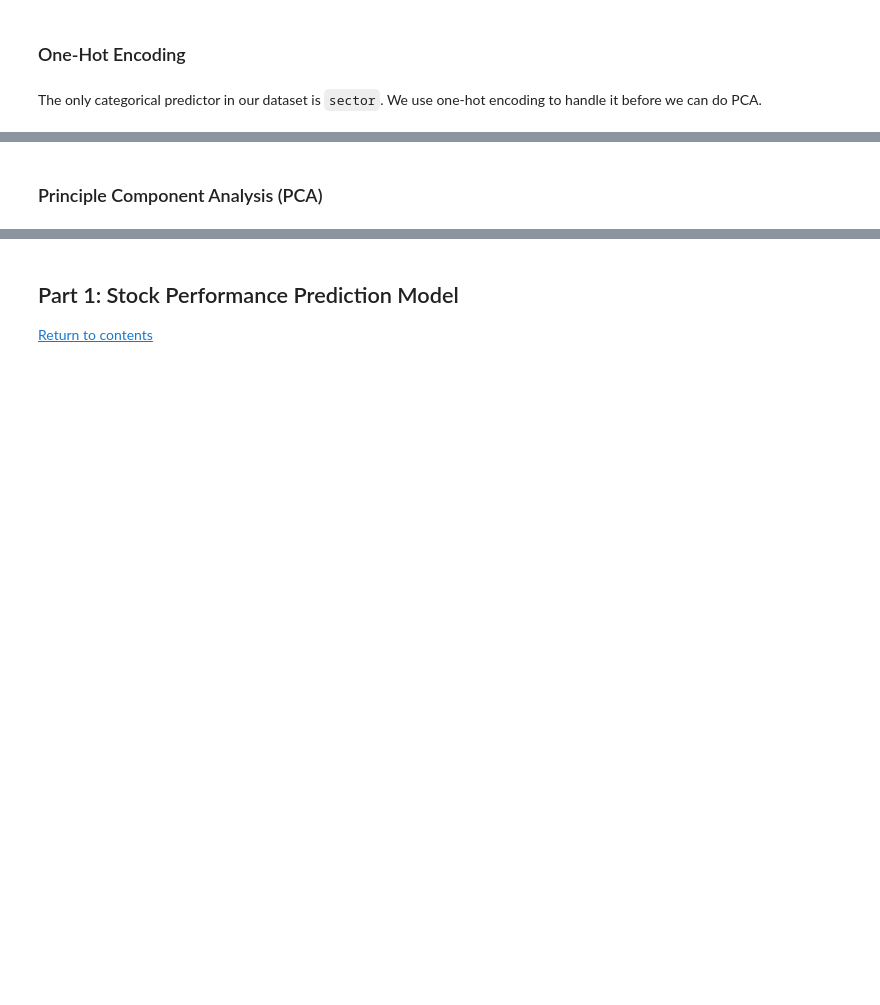
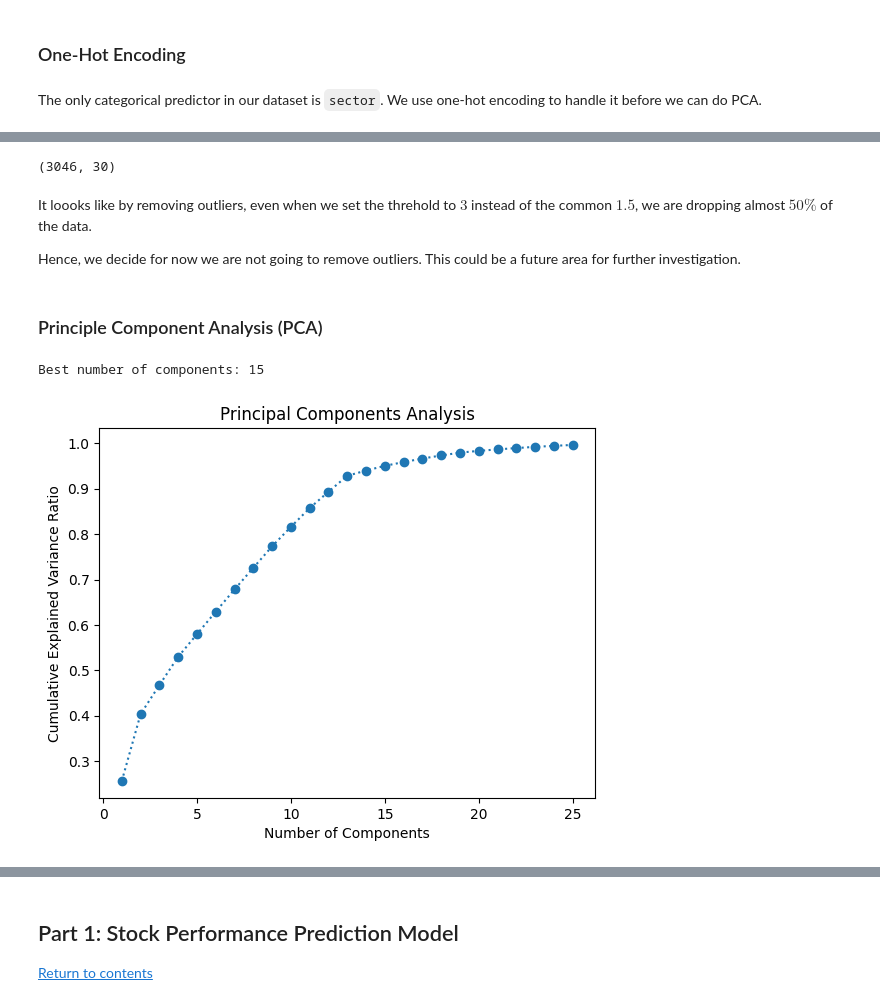
Before and after one commit to susannahsu/apcomp209a-final-project, a Jupyter notebook: try_out.ipynb, the cells around one changed output, grey strips where cells are left out. Drawn from its saved outputs; the diff is of its cells as text; code cells hidden in the pictures; blank space fills up the shorter version.

```diff
--- a/try_out.ipynb
+++ b/try_out.ipynb
@@ -1306,17 +1306,17 @@ dtype: int64
 # %% [markdown]
 The only categorical predictor in our dataset is `sector`. We use one-hot encoding to handle it before we can do PCA.
 # %%
-X_2014_train_final = pd.get_dummies(X_2014_train_scaled_imp, columns=['sector'])
-X_2014_test_final = pd.get_dummies(X_2014_test_scaled_imp, columns=['sector'])
+X_2014_train_encoded = pd.get_dummies(X_2014_train_scaled_imp, columns=['sector'])
+X_2014_test_encoded = pd.get_dummies(X_2014_test_scaled_imp, columns=['sector'])
 
-X_2015_train_final = pd.get_dummies(X_2015_train_scaled_imp, columns=['sector'])
-X_2015_test_final = pd.get_dummies(X_2015_test_scaled_imp, columns=['sector'])
+X_2015_train_encoded = pd.get_dummies(X_2015_train_scaled_imp, columns=['sector'])
+X_2015_test_encoded = pd.get_dummies(X_2015_test_scaled_imp, columns=['sector'])
 
-X_2016_train_final = pd.get_dummies(X_2016_train_scaled_imp, columns=['sector'])
-X_2016_test_final = pd.get_dummies(X_2016_test_scaled_imp, columns=['sector'])
+X_2016_train_encoded = pd.get_dummies(X_2016_train_scaled_imp, columns=['sector'])
+X_2016_test_encoded = pd.get_dummies(X_2016_test_scaled_imp, columns=['sector'])
 
-X_2017_train_final = pd.get_dummies(X_2017_train_scaled_imp, columns=['sector'])
-X_2017_test_final = pd.get_dummies(X_2017_test_scaled_imp, columns=['sector'])
+X_2017_train_encoded = pd.get_dummies(X_2017_train_scaled_imp, columns=['sector'])
+X_2017_test_encoded = pd.get_dummies(X_2017_test_scaled_imp, columns=['sector'])
 
-X_2018_train_final = pd.get_dummies(X_2018_train_scaled_imp, columns=['sector'])
-X_2018_test_final = pd.get_dummies(X_2018_test_scaled_imp, columns=['sector'])
+X_2018_train_encoded = pd.get_dummies(X_2018_train_scaled_imp, columns=['sector'])
+X_2018_test_encoded = pd.get_dummies(X_2018_test_scaled_imp, columns=['sector'])
@@ -1323,8 +1390,16 @@ X_2018_test_final = pd.get_dummies(X_2018_test_scaled_imp, columns=['sector'])
+# %%
+X_2014_train_encoded.shape
+# %% [output]
+(3046, 30)
+# %% [markdown]
+It loooks like by removing outliers, even when we set the threhold to $3$ instead of the common $1.5$, we are dropping almost $50\%$ of the data.
+
+Hence, we decide for now we are not going to remove outliers. This could be a future area for further investigation.
 # %% [markdown]
 ### Principle Component Analysis (PCA)
 # %%
-variance_threshold = 0.90
-n_to_plot = 45
+variance_threshold = 0.95
+n_to_plot = 25
 # %%
 def opt_pca_components(X_train, n_to_plot, variance_threshold):
     """
@@ -1356,5 +1431,8 @@ def opt_pca_components(X_train, n_to_plot, variance_threshold):
     print(f"Best number of components: {n_components}")
     return n_components
 # %%
-n_comp_2014 = opt_pca_components(X_2014_train_final, n_to_plot, variance_threshold)
+n_comp_2014 = opt_pca_components(X_2014_train_encoded, n_to_plot, variance_threshold)
+# %% [output]
+Best number of components: 15
+[figure, added]
 # %%
```
Also changed, not shown: parts of 38 cells of this notebook.
